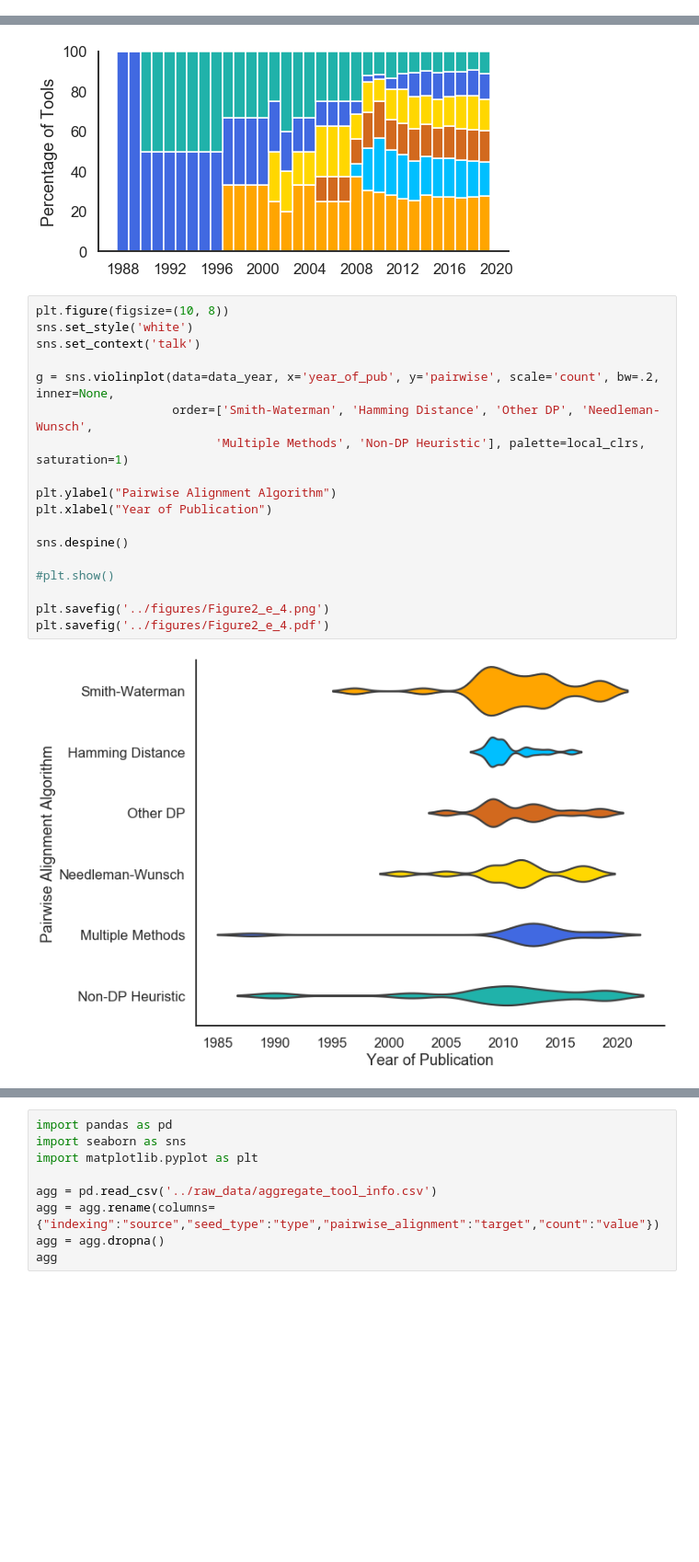
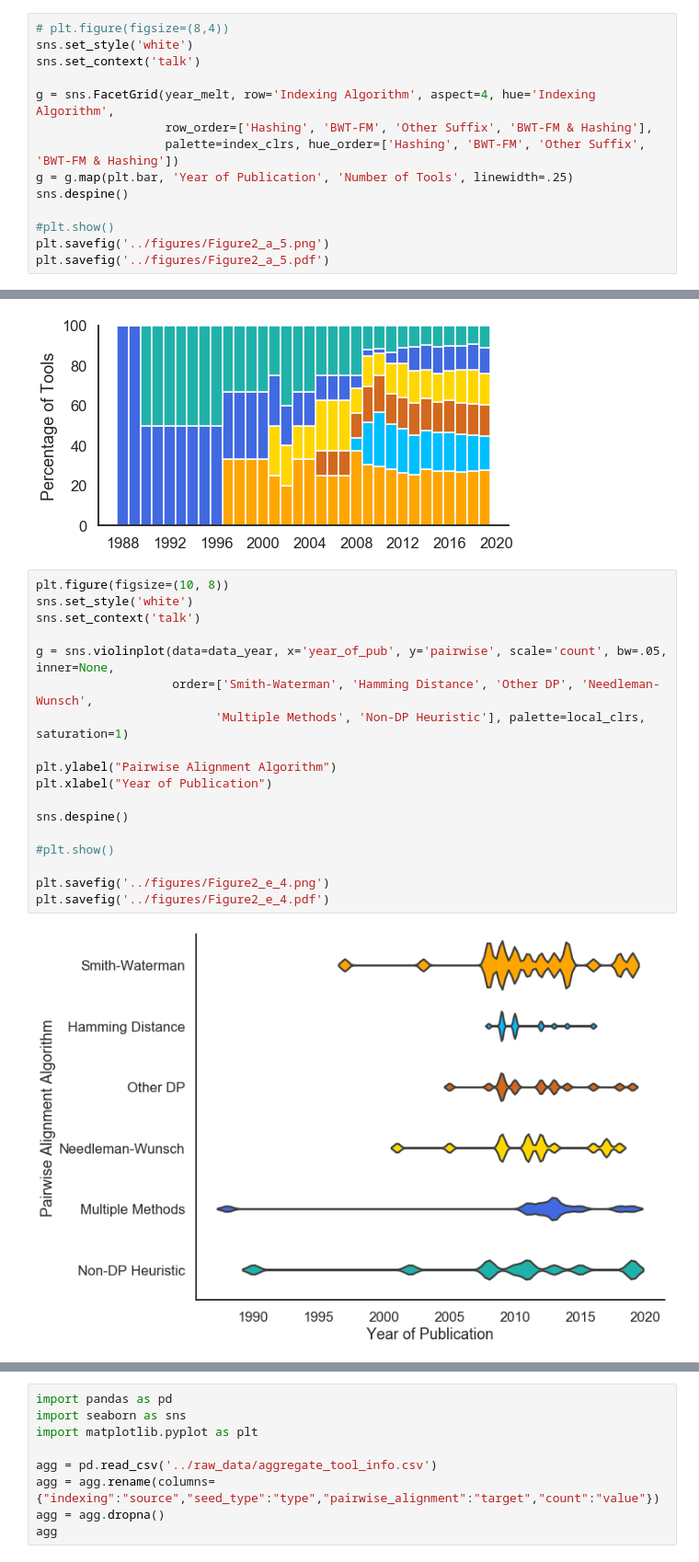
Before and after one commit to Mangul-Lab-USC/review-technology-dictates-algorithms, a Jupyter notebook: notebooks/Figure2.ipynb, the cells around one changed output, grey strips where cells are left out. Shown at 92% size. Saved outputs shown, nothing was run; the diff lists cells and outputs as text; blank space fills up the shorter version.

```diff
--- a/notebooks/Figure2.ipynb
+++ b/notebooks/Figure2.ipynb
@@ -260,3 +208,17 @@ plt.savefig('../figures/Figure2_a_2.png')
 plt.savefig('../figures/Figure2_a_2.pdf')
 # %% [output]
 [figure]
+# %%
+# plt.figure(figsize=(8,4))
+sns.set_style('white')
+sns.set_context('talk')
+
+g = sns.FacetGrid(year_melt, row='Indexing Algorithm', aspect=4, hue='Indexing Algorithm',
+                  row_order=['Hashing', 'BWT-FM', 'Other Suffix', 'BWT-FM & Hashing'],
+                  palette=index_clrs, hue_order=['Hashing', 'BWT-FM', 'Other Suffix', 'BWT-FM & Hashing'])
+g = g.map(plt.bar, 'Year of Publication', 'Number of Tools', linewidth=.25)
+sns.despine()
+
+#plt.show()
+plt.savefig('../figures/Figure2_a_5.png')
+plt.savefig('../figures/Figure2_a_5.pdf')
@@ -660,20 +639,20 @@ plt.savefig('../figures/Figure2_e_1.pdf')
 # %%
 plt.figure(figsize=(10, 8))
 sns.set_style('white')
 sns.set_context('talk')
 
-g = sns.violinplot(data=data_year, x='year_of_pub', y='pairwise', scale='count', bw=.2, inner=None,
+g = sns.violinplot(data=data_year, x='year_of_pub', y='pairwise', scale='count', bw=.05, inner=None,
                    order=['Smith-Waterman', 'Hamming Distance', 'Other DP', 'Needleman-Wunsch',
                          'Multiple Methods', 'Non-DP Heuristic'], palette=local_clrs, saturation=1)
 
 plt.ylabel("Pairwise Alignment Algorithm")
 plt.xlabel("Year of Publication")
 
 sns.despine()
 
 #plt.show()
 
 plt.savefig('../figures/Figure2_e_4.png')
 plt.savefig('../figures/Figure2_e_4.pdf')
 # %% [output]
-[figure, old version]
+[figure, new version]
```
Also changed, not shown: parts of 10 cells of this notebook, 51 other files.
